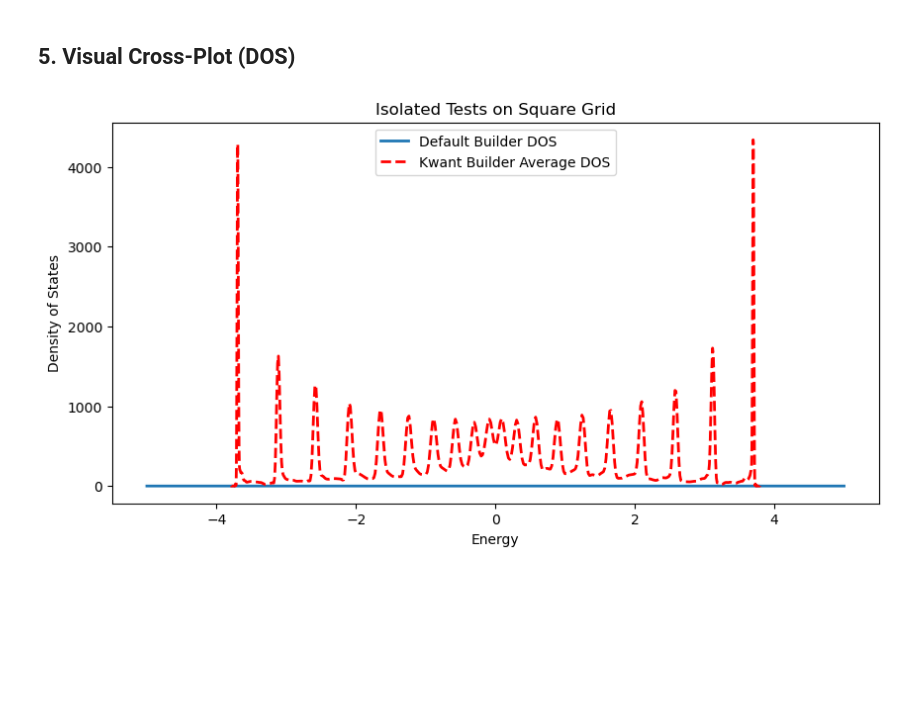
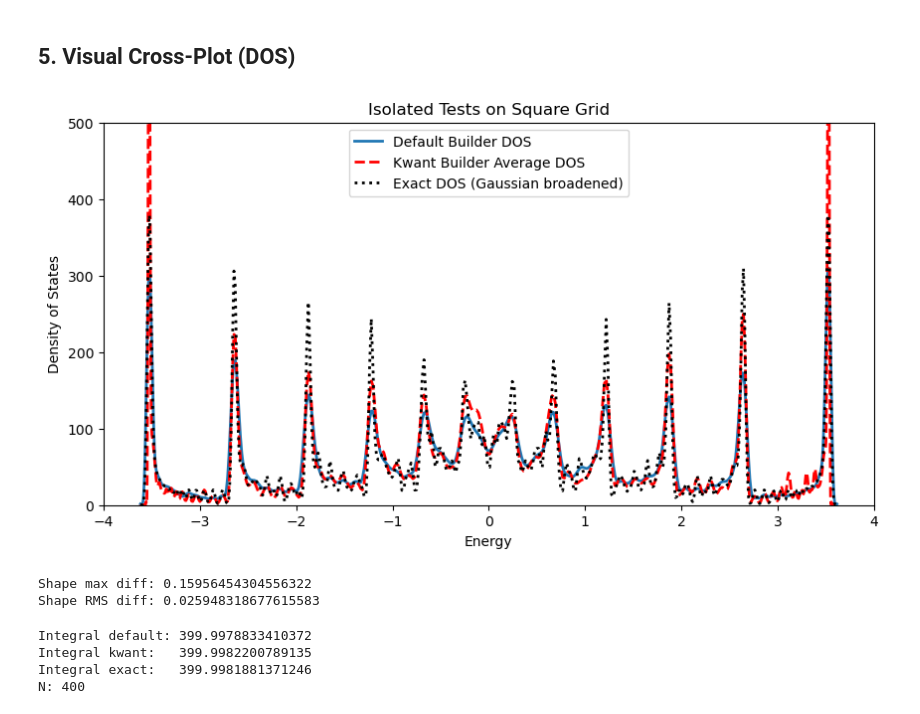
Before and after one commit to yzhaoo/EQuantum, a Jupyter notebook: isolated_quantum_test.ipynb, the cells around one changed output. Cells and saved outputs as stored; diff of their text form; code cells hidden in the pictures; blank space fills up the shorter version.

Commit message:
update the kpm_solver, calibrated with kwant

```diff
--- a/isolated_quantum_test.ipynb
+++ b/isolated_quantum_test.ipynb
@@ -68,17 +94,18 @@ class MockSystem:
 Ensure `default_solver` functions seamlessly on the isolated mesh.
 # %%
-print("Generating MOCK System (20x20) grid...")
-mock_syst = MockSystem(L=50, W=50)
-qparams = {'Ufunc': lambda site: 0.0, 'phi': 0.05}
-
 print("Testing Default Solver Construction...")
 def_solver = QuantumSystem(mock_syst, params=qparams)
-
 print(f"Hamiltonian built successfully. Shape: {def_solver.H.shape}")
 
-# Compute DOS for center site
-center_idx = mock_syst.L * mock_syst.W // 2 + mock_syst.W // 2
-print(f"Computing DOS at central site ID: {center_idx} ...")
-energies_def, dos_def = def_solver.get_dos(params=qparams, i=[center_idx])
+print("Evaluating via Default KPM Solver...")
+energies_def, dos_def = def_solver.get_dos(
+    params=qparams,
+    i=None,
+    w=energies_kw,
+    M=256,
+    n_random=54,
+    eps=0.05,
+    kernel="jackson",
+)
 print("Done.")
 # %% [output]
@@ -135,15 +141,40 @@ Diagonalizing Kwant Hamiltonian...
 # %% [markdown]
 ## 5. Visual Cross-Plot (DOS)
+# %%
+H_exact = def_solver.get_hamiltonian().toarray()
+evals = np.linalg.eigvalsh(H_exact)
+
+def gaussian_broadened_dos(evals, energies, eta=0.02):
+    rho = np.zeros_like(energies, dtype=float)
+    pref = 1.0 / (np.sqrt(2 * np.pi) * eta)
+    for ev in evals:
+        rho += pref * np.exp(-0.5 * ((energies - ev) / eta)**2)
+    return rho
+
+dos_exact = gaussian_broadened_dos(evals, energies_kw, eta=0.02)
 # %%
 plt.figure(figsize=(10, 5))
 
 plt.plot(energies_def, dos_def, label='Default Builder DOS', lw=2)
+#plt.plot(energies_det, dos_det, label='Default Builder DOS from LDOS', lw=2)
 plt.plot(energies_kw, dos_kw, label='Kwant Builder Average DOS', ls='--', c='r', lw=2)
+plt.plot(energies_kw, dos_exact, label='Exact DOS (Gaussian broadened)', ls=':', c='k', lw=2)
 
 plt.xlabel('Energy')
 plt.ylabel('Density of States')
 plt.title('Isolated Tests on Square Grid')
+plt.xlim(-4,4)
+plt.ylim(0,500)
 plt.legend()
 plt.show()
 # %% [output]
-[figure, old version]
+[figure, new version]
+# %%
+dos_def_n = dos_def / np.max(np.abs(dos_def))
+dos_kw_n = dos_kw / np.max(np.abs(dos_kw))
+
+print("Shape max diff:", np.max(np.abs(dos_def_n - dos_kw_n)))
+print("Shape RMS diff:", np.sqrt(np.mean(np.abs(dos_def_n - dos_kw_n)**2)))
+# %% [output]
+Shape max diff: 0.15956454304556322
+Shape RMS diff: 0.025948318677615583
@@ -149,0 +199,10 @@ plt.show()
+# %%
+print("Integral default:", np.trapz(dos_def, energies_def).real)
+print("Integral kwant:  ", np.trapz(dos_kw, energies_kw).real)
+print("Integral exact:  ", np.trapz(dos_exact, energies_kw).real)
+print("N:", def_solver.N)
+# %% [output]
+Integral default: 399.9978833410372
+Integral kwant:   399.9982200789135
+Integral exact:   399.9981881371246
+N: 400
```
Also changed, not shown: parts of 15 cells of this notebook, 2 other files.
